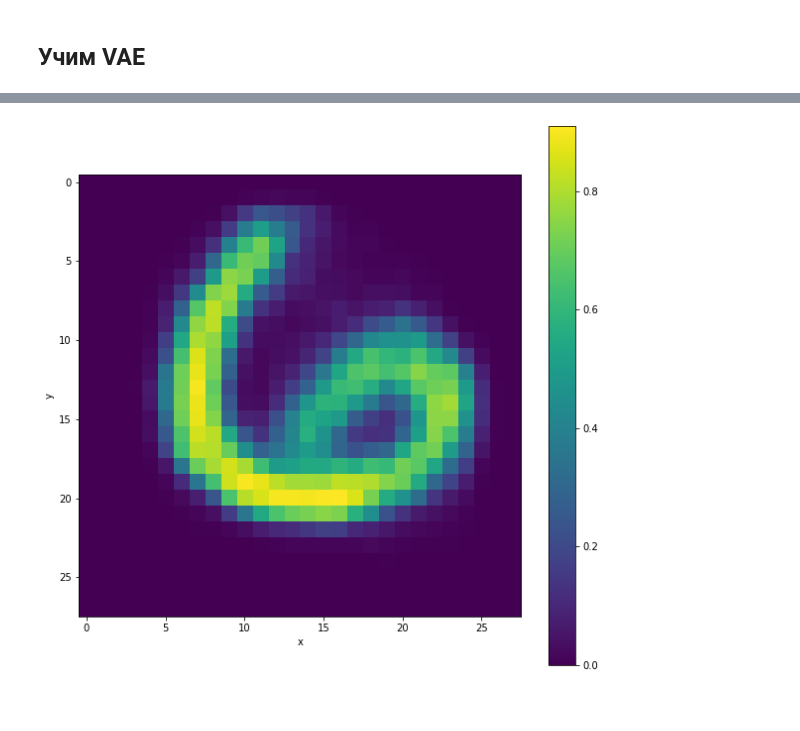
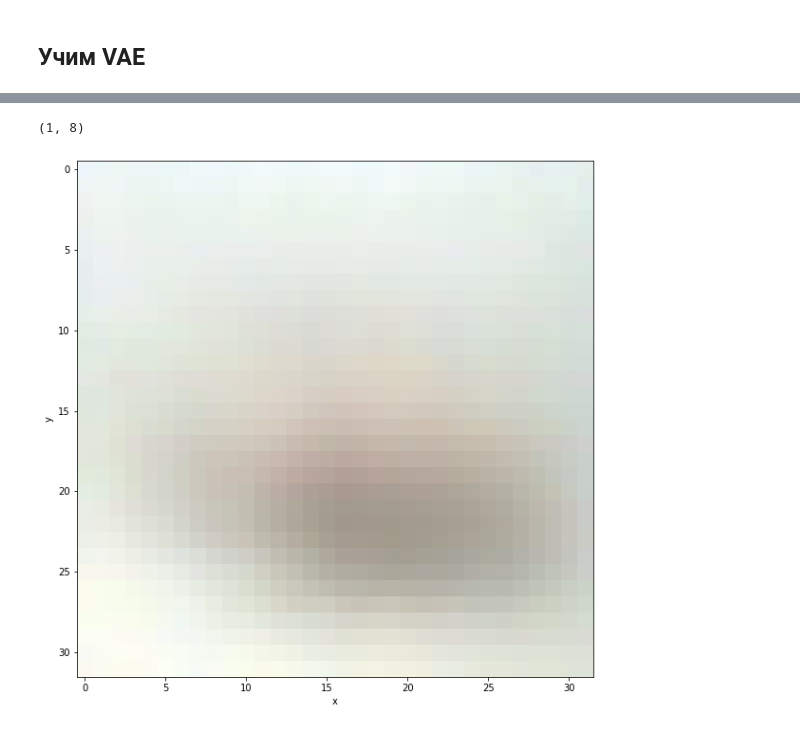
Before and after one commit to mkorlyakova/vae, a Jupyter notebook: СIFAR_vae.ipynb, the cells around one changed output, grey strips where cells are left out. Saved outputs shown, nothing was run; the diff lists cells and outputs as text; code cells hidden in the pictures.

```diff
--- a/СIFAR_vae.ipynb
+++ b/СIFAR_vae.ipynb
@@ -94,0 +61,27 @@ _________________________________________________________________
+# %%
+def my_decoder(image_size = 28, chanels = 1, latent_dim = 8, layers_kernel = [128,256], dense_kernel =512, activation_ = "relu"):
+    '''
+  сверточный декодер
+  image_size = 28  - размер по стороне у картинки,
+  chanels = 1 - число каналов цвета,
+  latent_dim = 2 - размерность скрытого пространства,
+  layers_kernel = [128,256] - список числа ядер для сверточных слоев (аналогичный на энкодере) - заодно знаем сколько сверток,
+  dense_kernel =128 - число нейронов полносвязного слоя ,
+  activation_ = "relu" - активация всех слоев
+
+  вернем - декодер как модель
+  '''
+  latent_inputs = keras.Input(shape=(latent_dim,))
+  layers_kernel_ = layers_kernel.copy()
+  layers_kernel_.reverse()
+  dense_kernel_numb = (image_size // (2**len(layers_kernel)))
+  dense_kernel_ = dense_kernel_numb** 2 * dense_kernel  # 7 * 7 * 64
+  x = layers.Dense(dense_kernel_, activation=activation_)(latent_inputs)
+  x = layers.Reshape((dense_kernel_numb, dense_kernel_numb, dense_kernel))(x)
+  for i in layers_kernel_:
+    x = layers.Conv2DTranspose(i, 3, activation=activation_, strides=2, padding="same")(x)
+
+  decoder_outputs = layers.Conv2DTranspose(chanels, 3, activation="sigmoid", padding="same")(x)
+  decoder = keras.Model(latent_inputs, decoder_outputs, name="decoder")
+  decoder.summary()
+  return decoder
@@ -254,23 +364,24 @@ plot_label_clusters(encoder, x_train, y_train)
 - подать их в декодер
 - визуализировать результат
 # %%
+
 
 def plot_digit_from_decoder(decoder, z, digit_size):
     # display a 2D plot of the digit classes in the latent space
 
-    data = np.array([[z[0], z[1]]])
+    data = np.array([z])
+    print(data.shape)
     digit = decoder.predict(data)
-    digit = digit.reshape(digit_size, digit_size)
+    digit_ = digit[0].reshape(digit_size, digit_size,3)
 
     plt.figure(figsize=(10, 10))
-    plt.imshow(digit)
-    plt.colorbar()
+    plt.imshow(digit_/np.max(digit_))
+
     plt.xlabel("x")
     plt.ylabel("y")
     plt.show()
-
-
-
-plot_digit_from_decoder(decoder, [1,1.6], 28)
-# %% [output]
-[figure, removed]
+# %%
+plot_digit_from_decoder(decoder, [-.2,-.60,0,0,0,0,0,0], 32)
+# %% [output]
+(1, 8)
+[figure, added]
```
Also changed, not shown: parts of 27 cells of this notebook.
